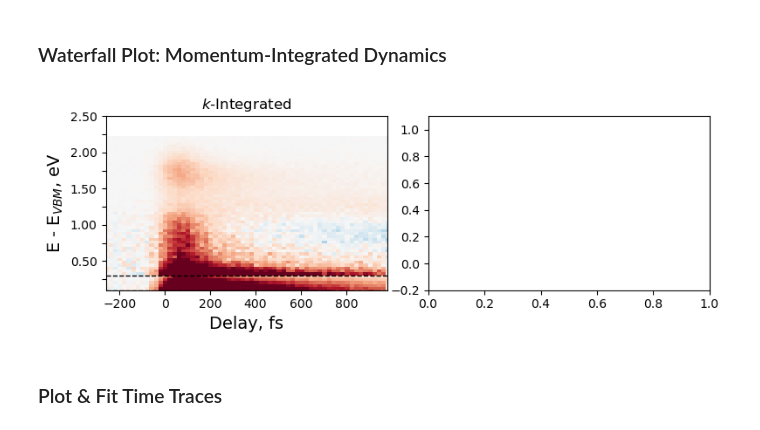
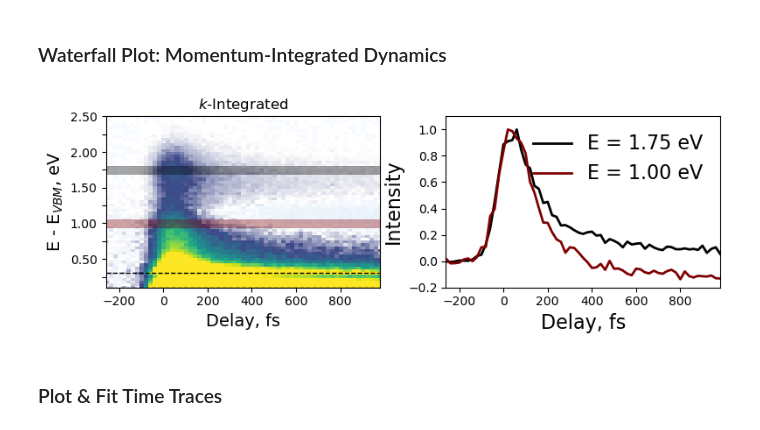
Before and after one commit to lawsonlloyd/mpes-analysis, a Jupyter notebook: mpes_Plot_Analysis.ipynb, the cells around one changed output. Drawn from its saved outputs; the diff is of its cells as text; code cells hidden in the pictures.

```diff
--- a/mpes_Plot_Analysis.ipynb
+++ b/mpes_Plot_Analysis.ipynb
@@ -39,8 +36,8 @@ The autoreload extension is already loaded. To reload it, use:
 # %%
 # Specify datapath, filename, and [Energy, Delay] offsets to load.
 
-data_path = 'R:\Lawson\Data\metis'
-#data_path = '/Users/lawsonlloyd/Desktop/Data/metis'
+#data_path = 'R:\Lawson\Data\metis'
+data_path = '/Users/lawsonlloyd/Desktop/Data/metis'
 
 # CrSBr
 filename, offsets = 'Scan162_RT_120x120x115x50_binned.h5', [0.8467, -120]
@@ -64,7 +61,7 @@ filename, offsets = 'Scan188_120K_120x120x115x77_binned.h5', [0.5660, -105]
 # filename, offsets = 'Scan1097_binned.h5', [0, 0]
 
 # NiI2
-filename, offsets = 'Scan1192_RT_NiI2_121x121x164x66_binned.h5', [.3, 0]
+#filename, offsets = 'Scan1192_RT_NiI2_121x121x164x66_binned.h5', [.3, 0]
 #filename, offsets = 'Scan1205_RT_NiI2_121x121x164_binned.h5', [-.6, 0]
 #filename, offsets = 'Scan1206_RT_NiI2_121x121x164_binned.h5', [0, 0]
 #filename, offsets = 'Scan1207_RT_NiI2_201x201x176_binned.h5', [0.3, 0]
@@ -72,6 +69,7 @@ filename, offsets = 'Scan1192_RT_NiI2_121x121x164x66_binned.h5', [.3, 0]
 #filename, offsets = 'Scan1210_RT_NiI2_xuvpolscan_121x121x139x73_binned.h5', [0, 0]
 #filename, offsets = 'Scan1109_binned.h5', [0, 0]
 #filename, offsets = 'Scan1095_binned.h5', [0, 0]
+filename, offsets = 'Scan1216_RT_NiI2_101x101x176x66_binned.h5', [0.3, 0]
 
 #  Load the Data
 data_loader = DataLoader(data_path + '//' + filename, offsets = offsets)
@@ -232,39 +221,38 @@ plt.axhline(0, linestyle='dashed')
 # %%
 # Plot waterfall
 %matplotlib inline
 
 fig, axs = plt.subplots(1, 2)
 fig.set_size_inches(8, 3, forward=False)
 axs.flatten()
 
-E, E_int = [1.75, 1.4, 0.95], .12 # Energies for Plotting Time Traces ; 1st Energy for MM
-(kx, ky), (kx_int, ky_int) = (0, 0), (4, 4) # Central (kx, ky) point and k-integration
-colors = ['black', 'maroon', 'purple', 'grey']
-I_plot = I_res
-
 # Plot waterfall
 (kx, ky), (kx_int, ky_int) = (0, 0), (3, 3) # Central (kx, ky) point and k-integration
 mpes.plot_waterfall(
     I_res, kx, kx_int, ky, ky_int,
-    fig = fig, ax = axs[0], subtract_neg = True, neg_delays = [-280, -150], cmap='RdBu_r', scale=[-0.25, 0.25],
+    fig = fig, ax = axs[0], subtract_neg = True, neg_delays = [-280, -150], cmap=cmap_LTL2, scale=[-0.25, 0.25],
     energy_limits=[0.1,2.5], E_enhance = .3
 )
 
 # Plot time traces
+E, E_int = [1.75, 1], .12 # Energies for Plotting Time Traces ; 1st Energy for MM
+(kx, ky), (kx_int, ky_int) = (0, 0), (4, 4) # Central (kx, ky) point and k-integration
+colors = ['black', 'maroon', 'purple', 'grey']
 neg_delays = [-280, -150]
-# mpes.plot_time_traces(
-#     I_res, E, E_int, (kx, ky), (kx_int, ky_int),
-#     norm_trace=True, subtract_neg=True, neg_delays=neg_delays,
-#     fig = fig, ax = axs[1],
-#     colors = colors,
-#     fontsize=12
-# )
+
+mpes.plot_time_traces(
+    I_res, E, E_int, (kx, ky), (kx_int, ky_int),
+    norm_trace=True, subtract_neg=True, neg_delays=neg_delays,
+    fig = fig, ax = axs[1],
+    colors = colors,
+    fontsize=16
+)
 axs[1].set_ylim(-0.2, 1.1)
-#for i in np.arange(len(E)):
-    #mpes.add_rect(500, 2000, E[i], E_int, axs[0], edgecolor=colors[i], facecolor=colors[i], alpha = 0.35)
+for i in np.arange(len(E)):
+    mpes.add_rect(500, 2000, E[i], E_int, axs[0], edgecolor=colors[i], facecolor=colors[i], alpha = 0.35)
 colors = ['black', 'maroon']
 # %% [output]
-[figure, old version]
+[figure, new version]
 # %% [markdown]
 ### Plot & Fit Time Traces
 # %%
```
Also changed, not shown: parts of 3 cells of this notebook, 1 other file.
